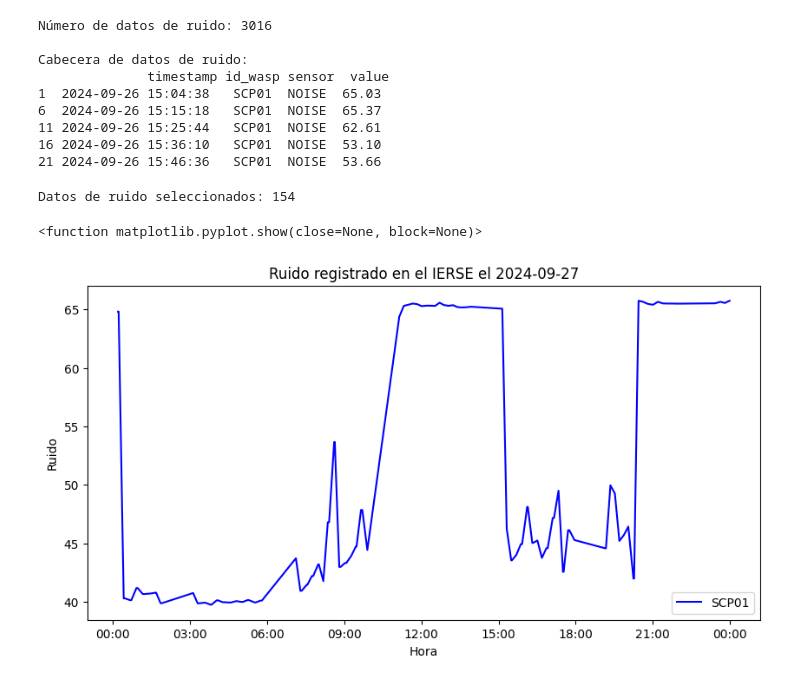
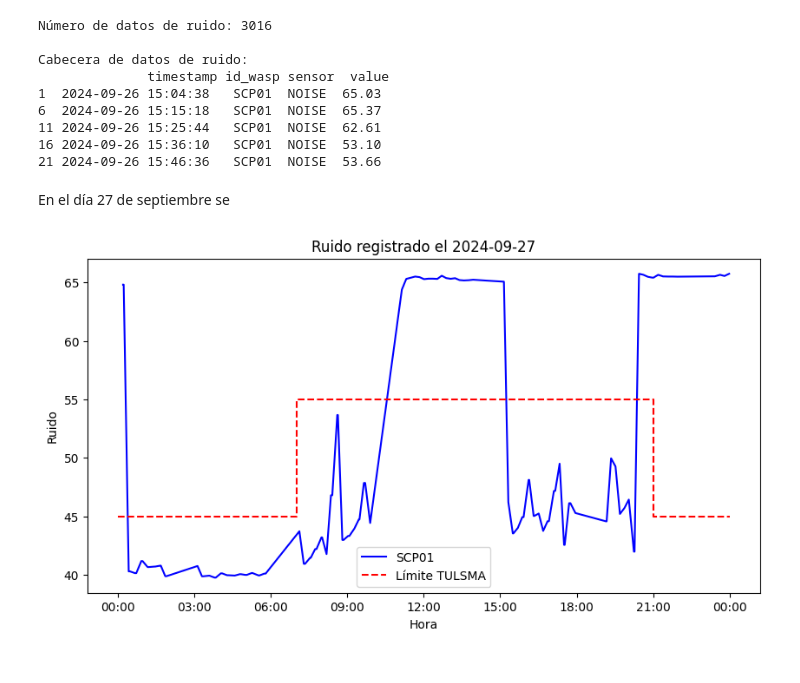
Before and after one commit to darespinoza/ruido_generador_ierse, a Jupyter notebook: ruido_generadores_oct.ipynb, the cells around one changed output. Cells and saved outputs as stored; diff of their text form; code cells hidden in the pictures.

Commit message:
[ADD] Function to draw line chart

```diff
--- a/ruido_generadores_oct.ipynb
+++ b/ruido_generadores_oct.ipynb
@@ -46,31 +46,52 @@ Cabecera de datos de ruido:
 11 2024-09-26 15:25:44   SCP01  NOISE  62.61
 16 2024-09-26 15:36:10   SCP01  NOISE  53.10
 21 2024-09-26 15:46:36   SCP01  NOISE  53.66
-# %%
-# Mostrar la data del día
-ddate_text = '2024-09-27'
-desired_date = pd.to_datetime(ddate_text).date()
-df_noise_date = df_noise[df_noise['timestamp'].dt.date == desired_date]
-print(f'Datos de ruido seleccionados: {len(df_noise_date)}')
-# %% [output]
-Datos de ruido seleccionados: 154
 # %%
-# Graficar datos seleccoionados
-plt.figure(figsize=(10, 5))
-plt.plot(df_noise_date['timestamp'], df_noise_date['value'], label=df_noise_date.iloc[0]['id_wasp'], color='blue')
+def draw_noise_line_chart(date:str, df_noise:pd.DataFrame, day_limit:float=0, night_limit:float=0):
+    """ Dibuja un grafico de linea, dada una fecha. Ademas son necesarios los limites de dia y noche
+    de ruido ambiente.
 
-# Configura el formato del eje X para mostrar solo la hora
-plt.gca().xaxis.set_major_formatter(mdates.DateFormatter('%H:%M'))
+    Args:
+        date (str): _description_
+        df_noise (pd.DataFrame): _description_
+        day_limit (float): _description_
+        night_limit (float): _description_
+    """
+    # Seleccionar data del dia
+    desired_date = pd.to_datetime(date).date()
+    df_noise_date = df_noise[df_noise['timestamp'].dt.date == desired_date]
 
-# Agregar labels
-plt.title(f'Ruido registrado en el IERSE el {ddate_text}')
-plt.xlabel('Hora')
-plt.ylabel('Ruido')
-plt.legend()
-# plt.grid(True)
+    # Graficar datos seleccionados
+    plt.figure(figsize=(10, 5))
+    plt.plot(df_noise_date['timestamp'], df_noise_date['value'], label=df_noise_date.iloc[0]['id_wasp'], color='blue')
 
-# Mostrar el grafico
-plt.show
+    # Agrega la línea vertical del limite TULSMA
+    if day_limit > 0 and night_limit > 0:
+        df_noise_limit = pd.DataFrame({
+            'timestamp': [f'{date} 00:00:00', f'{date} 07:00:00', f'{date} 07:00:00', f'{date} 21:00:00', f'{date} 21:00:00', f'{date} 23:59:59'],
+            'value': [night_limit, night_limit, day_limit, day_limit, night_limit, night_limit]
+        })
+        df_noise_limit['timestamp'] = pd.to_datetime(df_noise_limit['timestamp'])
+        # Dibujar
+        plt.plot(df_noise_limit['timestamp'], df_noise_limit['value'], label='Límite TULSMA', linestyle='--', color='red')
+
+
+    # Configura el formato del eje X para mostrar solo la hora
+    plt.gca().xaxis.set_major_formatter(mdates.DateFormatter('%H:%M'))
+
+    # Agregar labels
+    plt.title(f'Ruido registrado el {date}')
+    plt.xlabel('Hora')
+    plt.ylabel('Ruido')
+    plt.legend()
+    # plt.grid(True)
+
+    # Mostrar el grafico
+    plt.show
-# %% [output]
-<function matplotlib.pyplot.show(close=None, block=None)>
-[figure, removed]
+# %% [markdown]
+En el día 27 de septiembre se
+# %%
+# Graficar ruido
+draw_noise_line_chart(date='2024-09-27', df_noise=df_noise, day_limit=55, night_limit=45)
+# %% [output]
+[figure, added]
```
